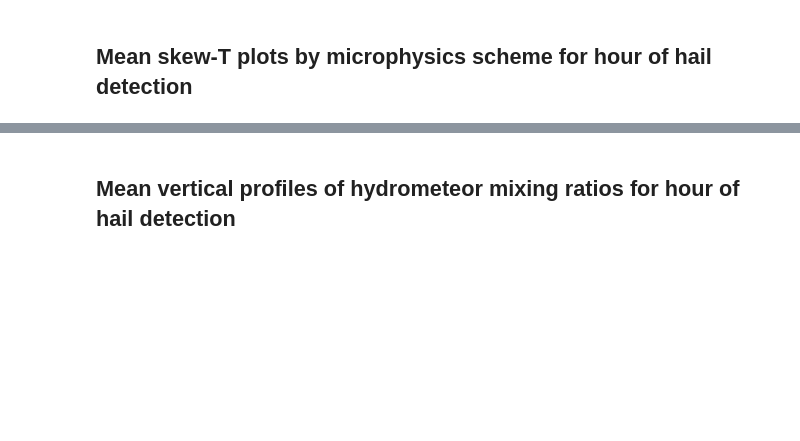
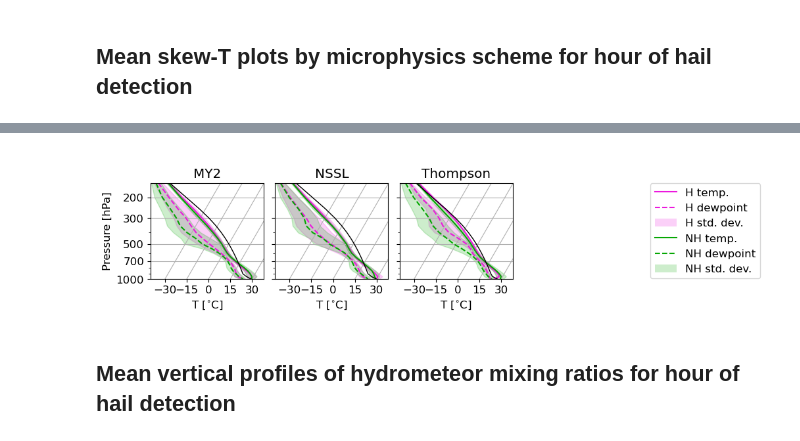
Before and after one commit to traupach/aus_tropics_hail, a Jupyter notebook: analysis/aus_tropics_hail.ipynb, the cells around one changed output, grey strips where cells are left out. Saved outputs shown, nothing was run; the diff lists cells and outputs as text; code cells hidden in the pictures; blank space fills up the shorter version.

```diff
--- a/analysis/aus_tropics_hail.ipynb
+++ b/analysis/aus_tropics_hail.ipynb
@@ -377,3 +378,7 @@ nh.skew_T_comp(dat=spatial_means, figsize=(12, 3), file='paper/figures/skewT_com
+# %%
+nh.skew_T_comp(dat=spatial_means, figsize=(12, 3), file='paper/supplementary/skewT_comp_micro.pdf', hail_indicator='microphysics')
+# %% [output]
+[figure, added]
 # %% [markdown]
 ## Mean vertical profiles of hydrometeor mixing ratios for hour of hail detection
 # %%
```
Also changed, not shown: parts of 1 cell of this notebook, 4 other files.
